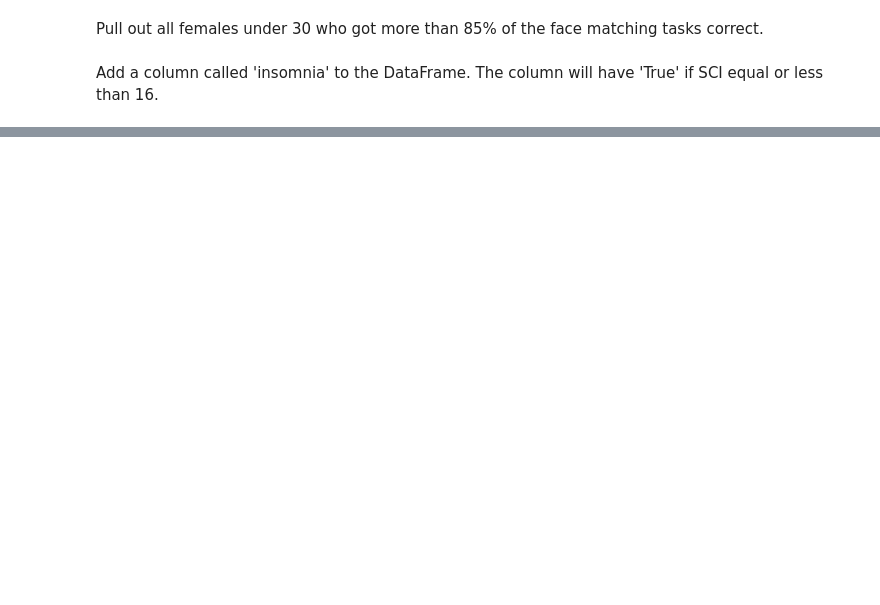
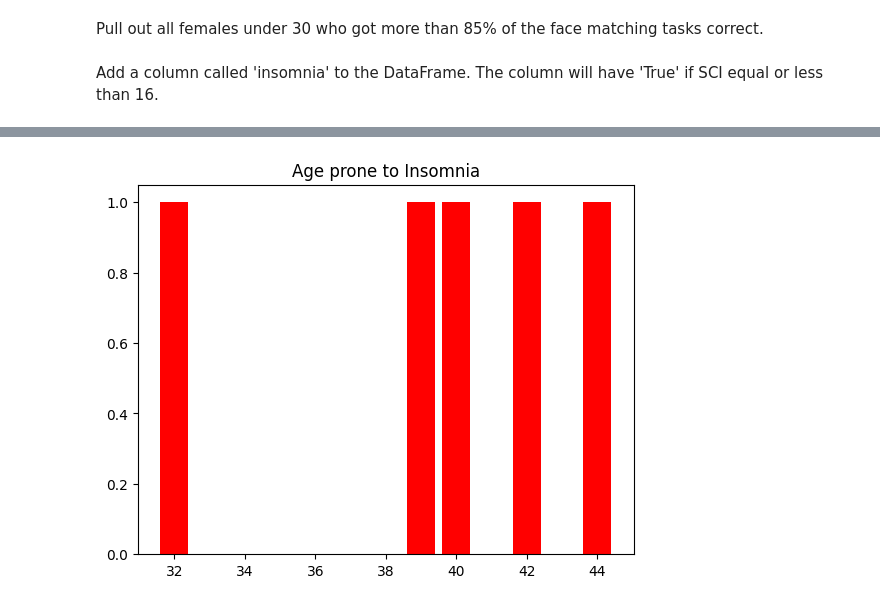
Before and after one commit to Farah-Deeba-UNCC/Introduction-to-ML, a Jupyter notebook: Notebooks/8-NumPy_SciPy_Pandas.ipynb, the cells around one changed output, grey strips where cells are left out. Drawn from its saved outputs; the diff is of its cells as text; code cells hidden in the pictures; blank space fills up the shorter version.

```diff
--- a/Notebooks/8-NumPy_SciPy_Pandas.ipynb
+++ b/Notebooks/8-NumPy_SciPy_Pandas.ipynb
@@ -480,0 +647,9 @@ display(data)
+# %%
+# Now, see the distribution of the age for populaiton who has severe insomnia (sci<10)
+inds = (data["sci"]<10)
+insomnia_counts = Counter(data.loc[inds,'age'])
+plt.bar(insomnia_counts.keys(), insomnia_counts.values(), color='r')
+plt.title('Age prone to Insomnia')
+plt.show()
+# %% [output]
+[figure, added]
```
Also changed, not shown: parts of 64 cells of this notebook.
